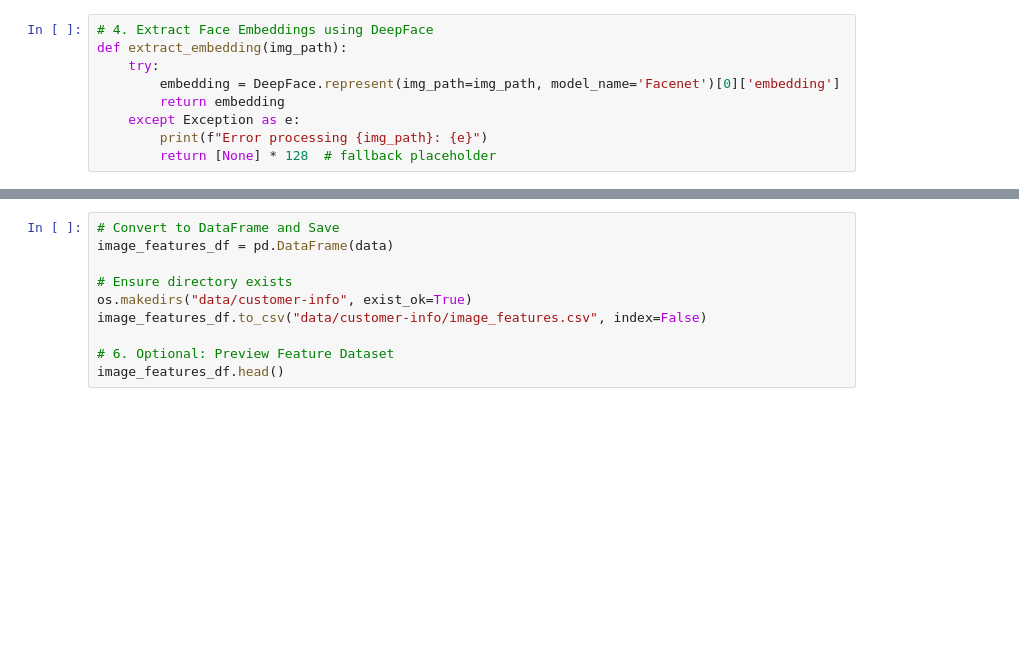
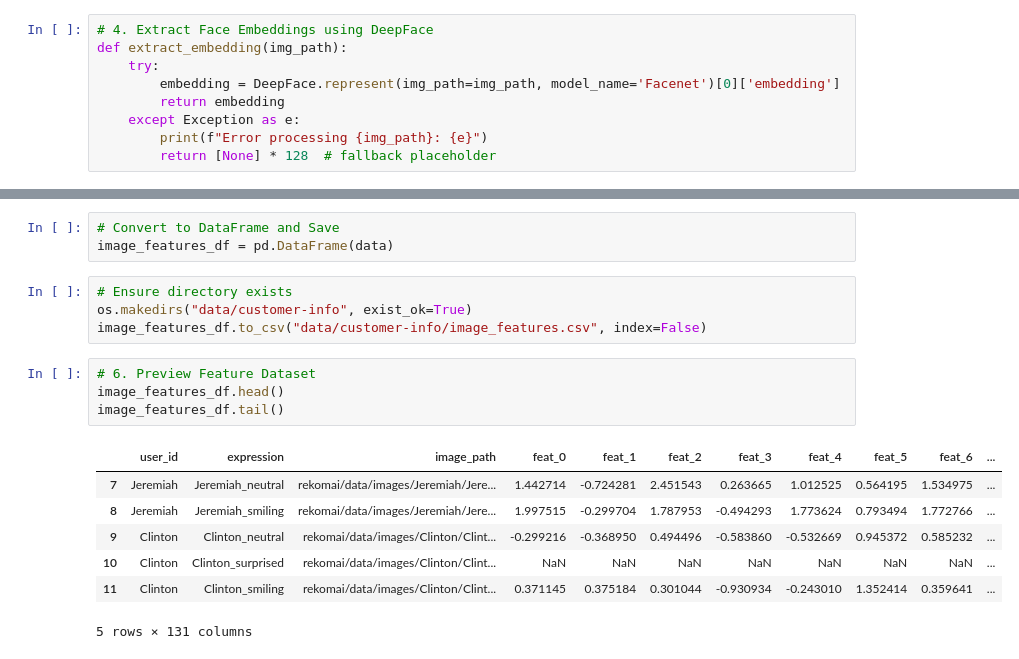
Before and after one commit to Christianib003/rekomai, a Jupyter notebook: notebooks/image_data_preprocessing.ipynb, the cells around one changed output, grey strips where cells are left out. Drawn from its saved outputs; the diff is of its cells as text; blank space fills up the shorter version.

```diff
--- a/notebooks/image_data_preprocessing.ipynb
+++ b/notebooks/image_data_preprocessing.ipynb
@@ -69,10 +105,19 @@ process_member_images()
+# %%
+# Convert to DataFrame and Save
+image_features_df = pd.DataFrame(data)
 # %%
-# Convert to DataFrame and Save
-image_features_df = pd.DataFrame(data)
-
 # Ensure directory exists
 os.makedirs("data/customer-info", exist_ok=True)
 image_features_df.to_csv("data/customer-info/image_features.csv", index=False)
-
-# 6. Optional: Preview Feature Dataset
-image_features_df.head()
+# %%
+# 6. Preview Feature Dataset
+image_features_df.head()
+image_features_df.tail()
+# %% [output]
+|  | user_id | expression | image_path | feat_0 | feat_1 | feat_2 | feat_3 | feat_4 | feat_5 | feat_6 | ... |
+| 7 | Jeremiah | Jeremiah_neutral | rekomai/data/images/Jeremiah/Jere... | 1.442714 | -0.724281 | 2.451543 | 0.263665 | 1.012525 | 0.564195 | 1.534975 | ... |
+| 8 | Jeremiah | Jeremiah_smiling | rekomai/data/images/Jeremiah/Jere... | 1.997515 | -0.299704 | 1.787953 | -0.494293 | 1.773624 | 0.793494 | 1.772766 | ... |
+| 9 | Clinton | Clinton_neutral | rekomai/data/images/Clinton/Clint... | -0.299216 | -0.368950 | 0.494496 | -0.583860 | -0.532669 | 0.945372 | 0.585232 | ... |
+| 10 | Clinton | Clinton_surprised | rekomai/data/images/Clinton/Clint... | NaN | NaN | NaN | NaN | NaN | NaN | NaN | ... |
+| 11 | Clinton | Clinton_smiling | rekomai/data/images/Clinton/Clint... | 0.371145 | 0.375184 | 0.301044 | -0.930934 | -0.243010 | 1.352414 | 0.359641 | ... |
+5 rows × 131 columns
```
Also changed, not shown: parts of 6 cells of this notebook.
